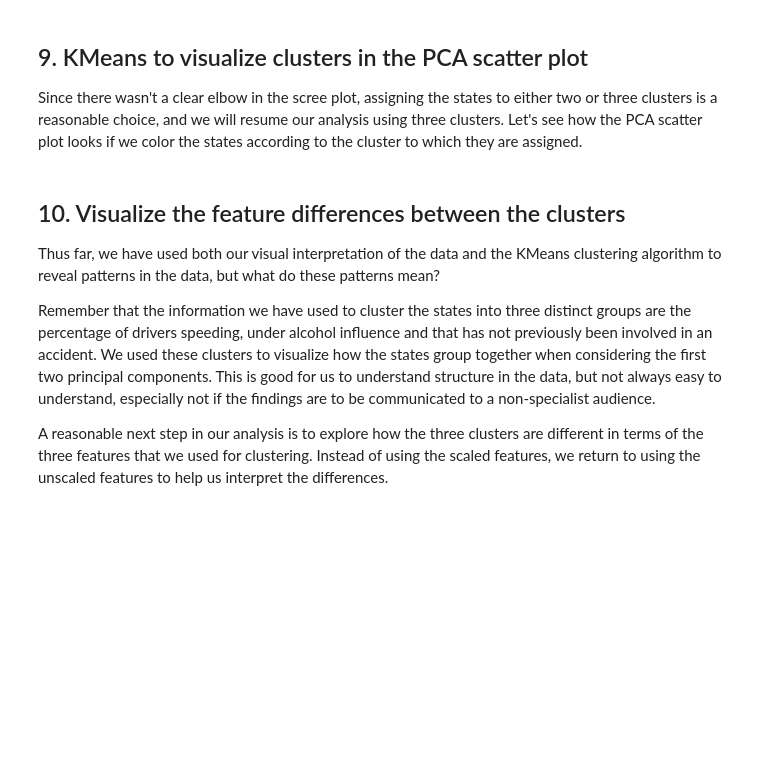
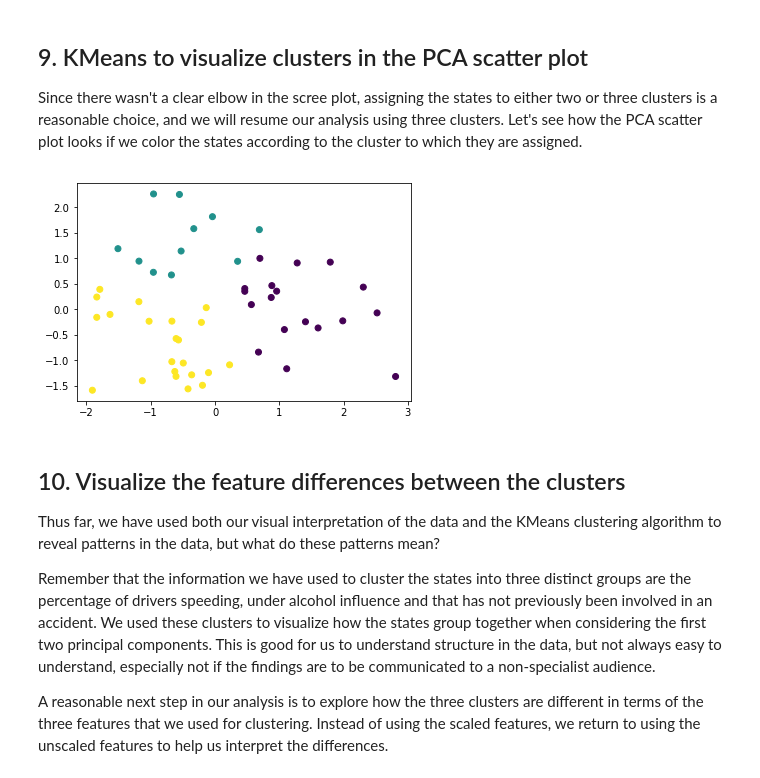
Before and after one commit to LooyeeNg/DataCampProjects, a Jupyter notebook: Reducing Traffic Mortality in the USA/notebook.ipynb, the cells around one changed output. Drawn from its saved outputs; the diff is of its cells as text; code cells hidden in the pictures; blank space fills up the shorter version.

```diff
--- a/Reducing Traffic Mortality in the USA/notebook.ipynb
+++ b/Reducing Traffic Mortality in the USA/notebook.ipynb
@@ -245,14 +249,17 @@ plt.plot(..., ..., marker='o')
 <p>Since there wasn't a clear elbow in the scree plot, assigning the states to either two or three clusters is a reasonable choice, and we will resume our analysis using three clusters. Let's see how the PCA scatter plot looks if we color the states according to the cluster to which they are assigned.</p>
 # %%
 # Create a KMeans object with 3 clusters, use random_state=8
-km = ...
+km = KMeans(n_clusters=3, random_state=8)
 
 # Fit the data to the `km` object
-#  ... YOUR CODE FOR TASK 9 ...
+km.fit(features_scaled)
 
 # Create a scatter plot of the first two principal components
 # and color it according to the KMeans cluster assignment
-# ... YOUR CODE FOR TASK 9 ...
+plt.scatter(p_comps[:, 0], p_comps[:, 1], c=km.labels_)
+plt.show()
+# %% [output]
+[figure, added]
 # %% [markdown]
 ## 10. Visualize the feature differences between the clusters
 <p>Thus far, we have used both our visual interpretation of the data and the KMeans clustering algorithm to reveal patterns in the data, but what do these patterns mean?</p>
```
Also changed, not shown: parts of 5 cells of this notebook.
